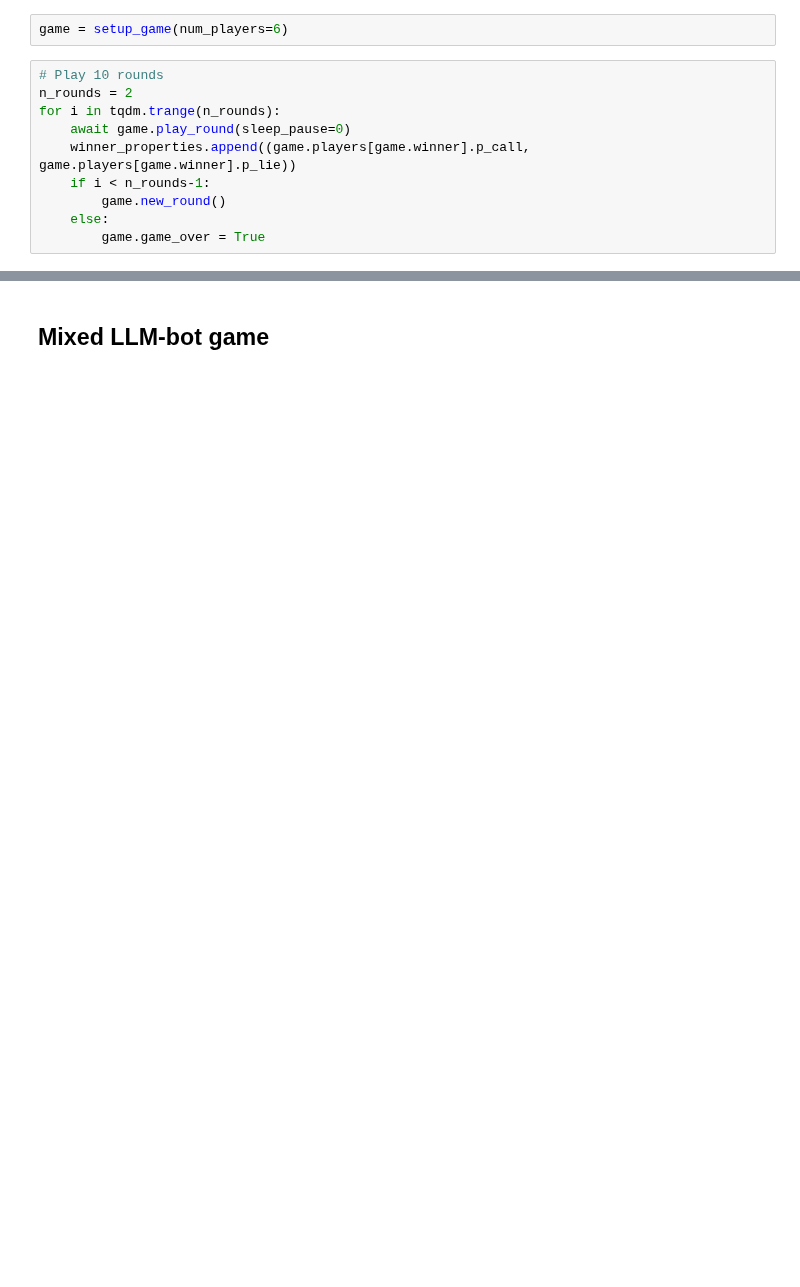
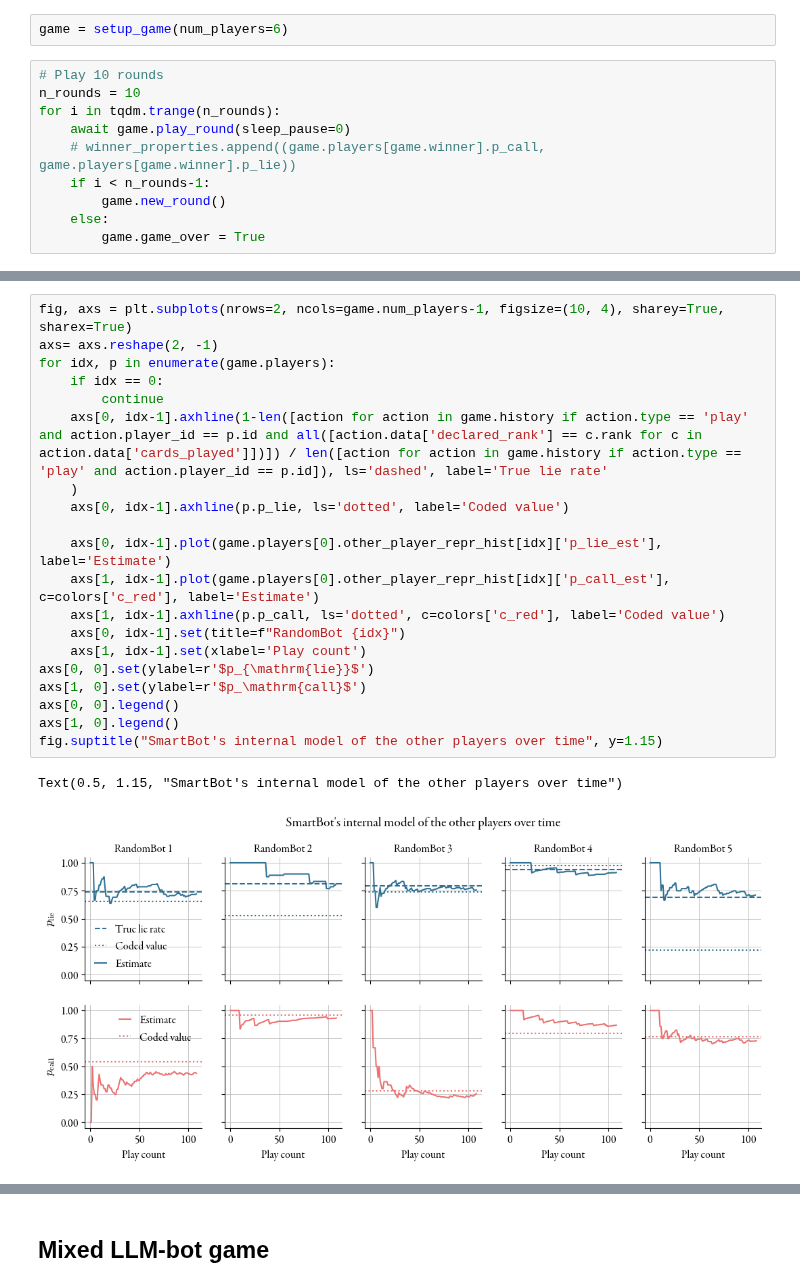
Before and after one commit to humanet-science/Cheat, a Jupyter notebook: experiments.ipynb, the cells around one changed output, grey strips where cells are left out. Cells and saved outputs as stored; diff of their text form; blank space fills up the shorter version.

```diff
--- a/experiments.ipynb
+++ b/experiments.ipynb
@@ -51,10 +53,10 @@ winner_properties = []
 game = setup_game(num_players=6)
 # %%
 # Play 10 rounds
-n_rounds = 2
+n_rounds = 10
 for i in tqdm.trange(n_rounds):
     await game.play_round(sleep_pause=0)
-    winner_properties.append((game.players[game.winner].p_call, game.players[game.winner].p_lie))
+    # winner_properties.append((game.players[game.winner].p_call, game.players[game.winner].p_lie))
     if i < n_rounds-1:
         game.new_round()
     else:
@@ -79,0 +64,23 @@ for i in tqdm.trange(n_rounds):
+# %%
+fig, axs = plt.subplots(nrows=2, ncols=game.num_players-1, figsize=(10, 4), sharey=True, sharex=True)
+axs= axs.reshape(2, -1)
+for idx, p in enumerate(game.players):
+    if idx == 0:
+        continue
+    axs[0, idx-1].axhline(1-len([action for action in game.history if action.type == 'play' and action.player_id == p.id and all([action.data['declared_rank'] == c.rank for c in action.data['cards_played']])]) / len([action for action in game.history if action.type == 'play' and action.player_id == p.id]), ls='dashed', label='True lie rate'
+    )
+    axs[0, idx-1].axhline(p.p_lie, ls='dotted', label='Coded value')
+
+    axs[0, idx-1].plot(game.players[0].other_player_repr_hist[idx]['p_lie_est'], label='Estimate')
+    axs[1, idx-1].plot(game.players[0].other_player_repr_hist[idx]['p_call_est'], c=colors['c_red'], label='Estimate')
+    axs[1, idx-1].axhline(p.p_call, ls='dotted', c=colors['c_red'], label='Coded value')
+    axs[0, idx-1].set(title=f"RandomBot {idx}")
+    axs[1, idx-1].set(xlabel='Play count')
+axs[0, 0].set(ylabel=r'$p_{\mathrm{lie}}$')
+axs[1, 0].set(ylabel=r'$p_\mathrm{call}$')
+axs[0, 0].legend()
+axs[1, 0].legend()
+fig.suptitle("SmartBot's internal model of the other players over time", y=1.15)
+# %% [output]
+Text(0.5, 1.15, "SmartBot's internal model of the other players over time")
+[figure, added]
```
Also changed, not shown: parts of 15 cells of this notebook, 8 other files.
